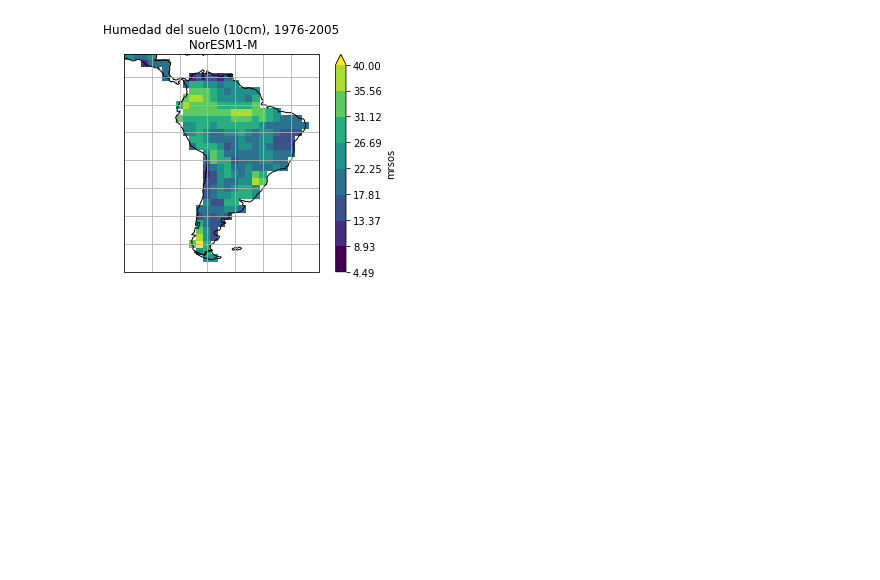
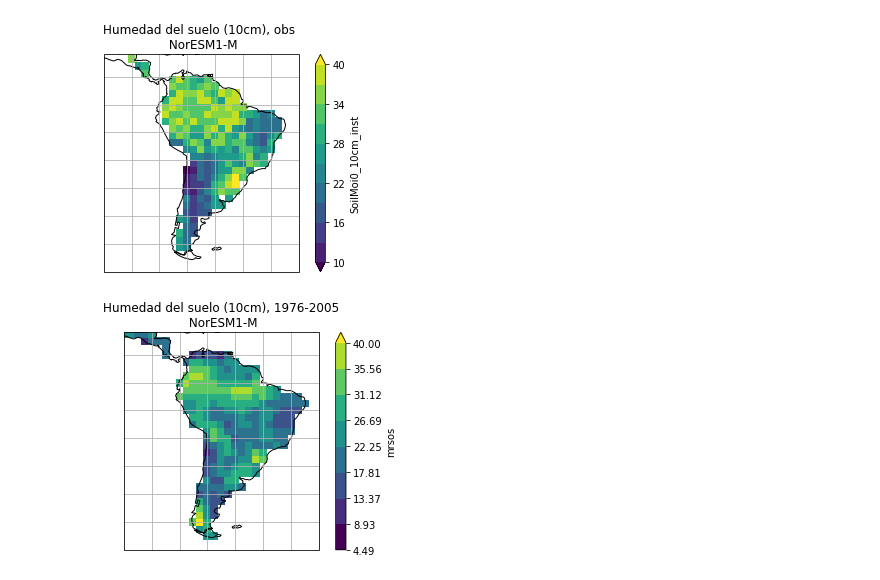
Before and after one commit to blychs/climatologia_fisica, a Jupyter notebook: practica_especial.ipynb, the cells around one changed output. Drawn from its saved outputs; the diff is of its cells as text; code cells hidden in the pictures; blank space fills up the shorter version.

```diff
--- a/practica_especial.ipynb
+++ b/practica_especial.ipynb
@@ -280,9 +310,11 @@ amazon_mask = amazon_mask.reindex(indexers={'lon':sorted(amazon_mask.coords['lon
 # %%
 ax = plt.axes(projection=ccrs.PlateCarree())
 ax.set_extent([260, 330, -55, 15])
-sm_thin_obs.mean(dim='time').where(mask_land == 0).plot(vmax=40, levels=9)
+sm_thin_obs.mean(dim='time').plot(vmax=40, vmin=10, levels=11)
 ax.coastlines()
 ax.gridlines()
-plt.title('Humedad del suelo (10cm), ' + i + '\n NorESM1-M')
+plt.title('Humedad del suelo (10cm), obs \n NorESM1-M')
 plt.show()
+# %% [output]
+[figure, added]
 # %%
```
Also changed, not shown: parts of 15 cells of this notebook.
